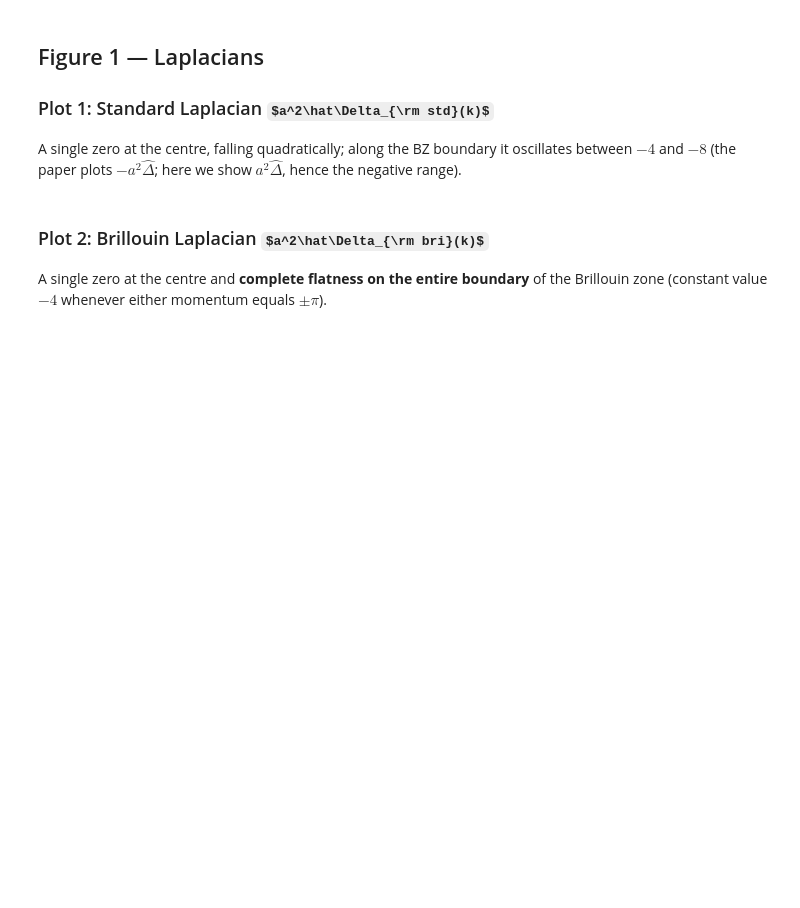
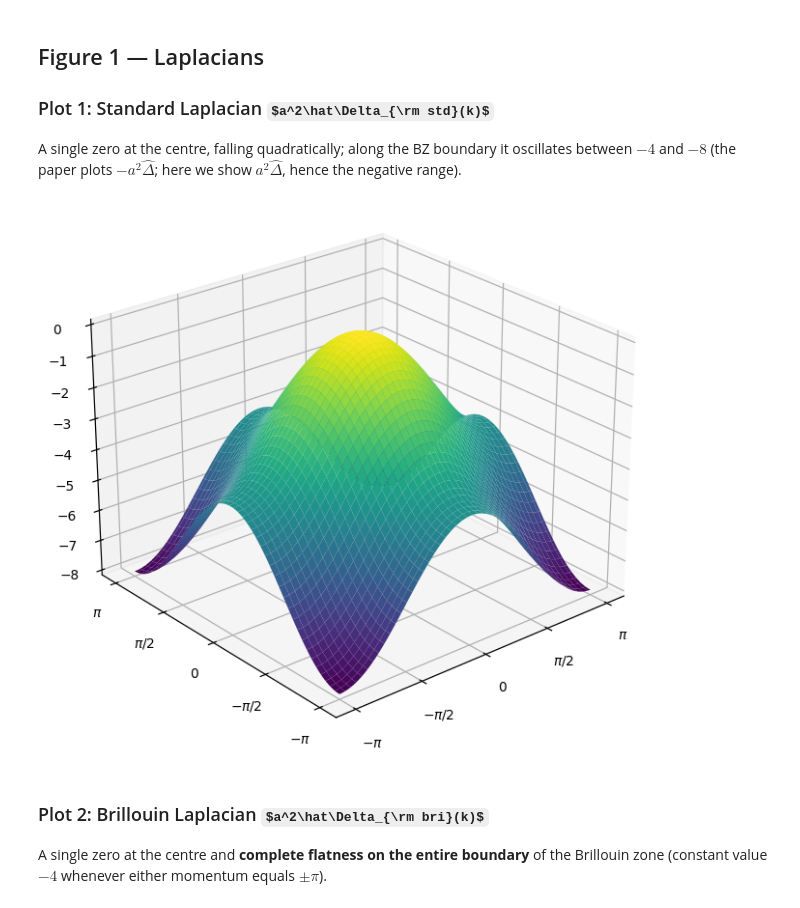
Before and after one commit to Stylianos29/lattice-dirac-spectra, a Jupyter notebook: examples/brillouin_zone_surfaces_2d.ipynb, the cells around one changed output. Saved outputs shown, nothing was run; the diff lists cells and outputs as text; code cells hidden in the pictures; some formulas as TeX source; blank space fills up the shorter version.

```diff
--- a/examples/brillouin_zone_surfaces_2d.ipynb
+++ b/examples/brillouin_zone_surfaces_2d.ipynb
@@ -101,11 +128,17 @@ between $-4$ and $-8$ (the paper plots $-a^2\hat\Delta$; here we show $a^2\hat\D
 the negative range).
 # %%
 K0, K1, Z = laplacian_surface_data("std", d=D, grid_size=GRID_SIZE)
-surface3d(K0, K1, Z,
-        #   title=r"2D Standard Laplacian  $a^2\,\hat{\Delta}_{\rm std}(k)$",
-        #   zlabel=r"$a^2\,\hat{\Delta}_{\rm std}$"
-          )
+surface3d(
+    K0,
+    K1,
+    Z,
+    #   title=r"2D Standard Laplacian  $a^2\,\hat{\Delta}_{\rm std}(k)$",
+    #   zlabel=r"$a^2\,\hat{\Delta}_{\rm std}$"
+    save="laplacian_std_2d",
+)
 plt.show()
+# %% [output]
+[figure, added]
 # %% [markdown]
 ### Plot 2: Brillouin Laplacian $a^2\hat\Delta_{\rm bri}(k)$
 
```
Also changed, not shown: parts of 8 cells of this notebook.
